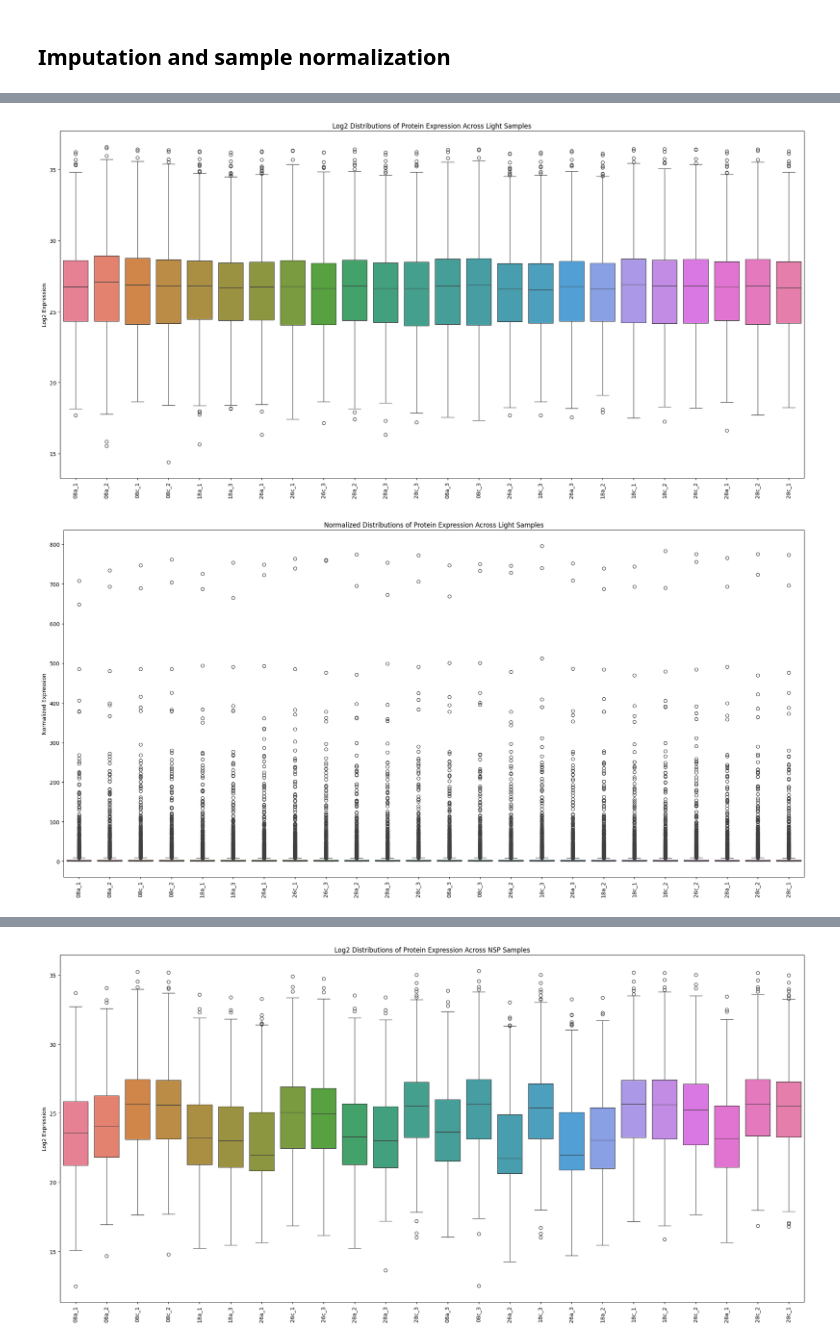
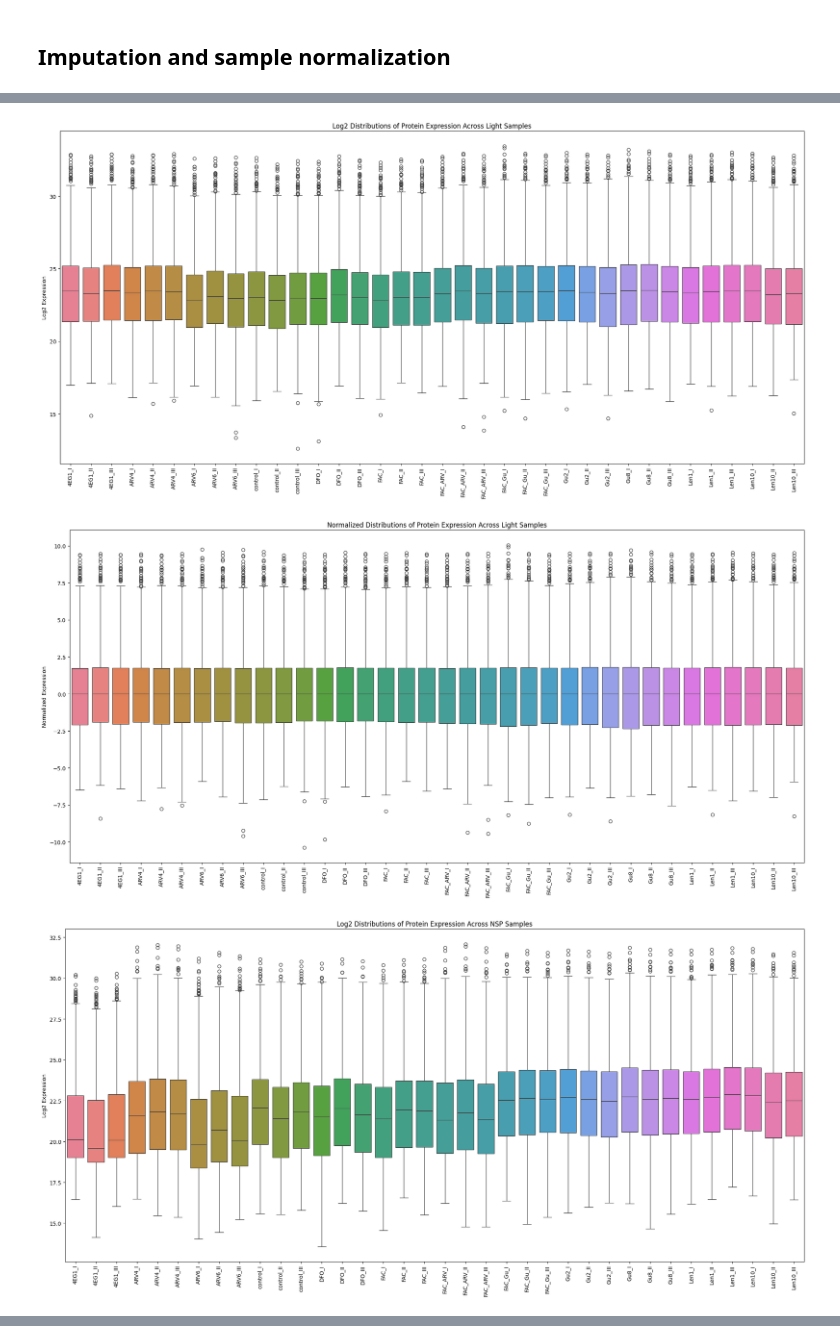
Before and after one commit to rkerrid/silac_dia_statistics, a Jupyter notebook: examples/preprocessing example.ipynb, the cells around one changed output, grey strips where cells are left out. Saved outputs shown, nothing was run; the diff lists cells and outputs as text; code cells hidden in the pictures.

```diff
--- a/examples/preprocessing example.ipynb
+++ b/examples/preprocessing example.ipynb
@@ -8,5 +8,5 @@ from sdia_stats.preprocessing.sample_norm import normalize_samples
 # %%
-path = 'G:/My Drive/Data/data/testing pipeline dev/eif4f/'
-subset = ['e+8h','e-8h', 'g1-8h', 'g1+8h','g2-8h', 'g2+8h','g3-8h', 'g3+8h']
-process_intensities(path, subset, quantification='href', plot_imputation=False)
+path = 'G:/My Drive/Data/data/poc4/H/'
+#subset = ['e+8h','e-8h', 'g1-8h', 'g1+8h','g2-8h', 'g2+8h','g3-8h', 'g3+8h']
+imputation.process_intensities(path) #optional parameters: subset, quantification='href', plot_imputation=False
 # %% [output]
@@ -26,4 +13,0 @@ Folder reports already exists at G:/My Drive/Data/data/testing pipeline dev/eif4
-# %%
-path = 'G:/My Drive/Data/data/eif4g optimization/'
-#subset = ['e+8h','e-8h', 'g1-8h', 'g1+8h','g2-8h', 'g2+8h','g3-8h', 'g3+8h']
-process_intensities(path, quantification='href', plot_imputation=False)
@@ -44,5 +14,6 @@ Folder reports created successfully at G:/My Drive/Data/data/eif4g optimization/
 # %%
-normalize_samples(path)
+sample_norm.normalize_samples(path)
 # %% [output]
-[figure, old version]
+[figure, new version]
-[figure, old version]
+[figure, new version]
+[figure, new version]
@@ -66 +22,0 @@ ic| data_nsp:                                        08a_1         08a_2
-[figure, old version]
```
Also changed, not shown: parts of 6 cells of this notebook, 19 other files.
